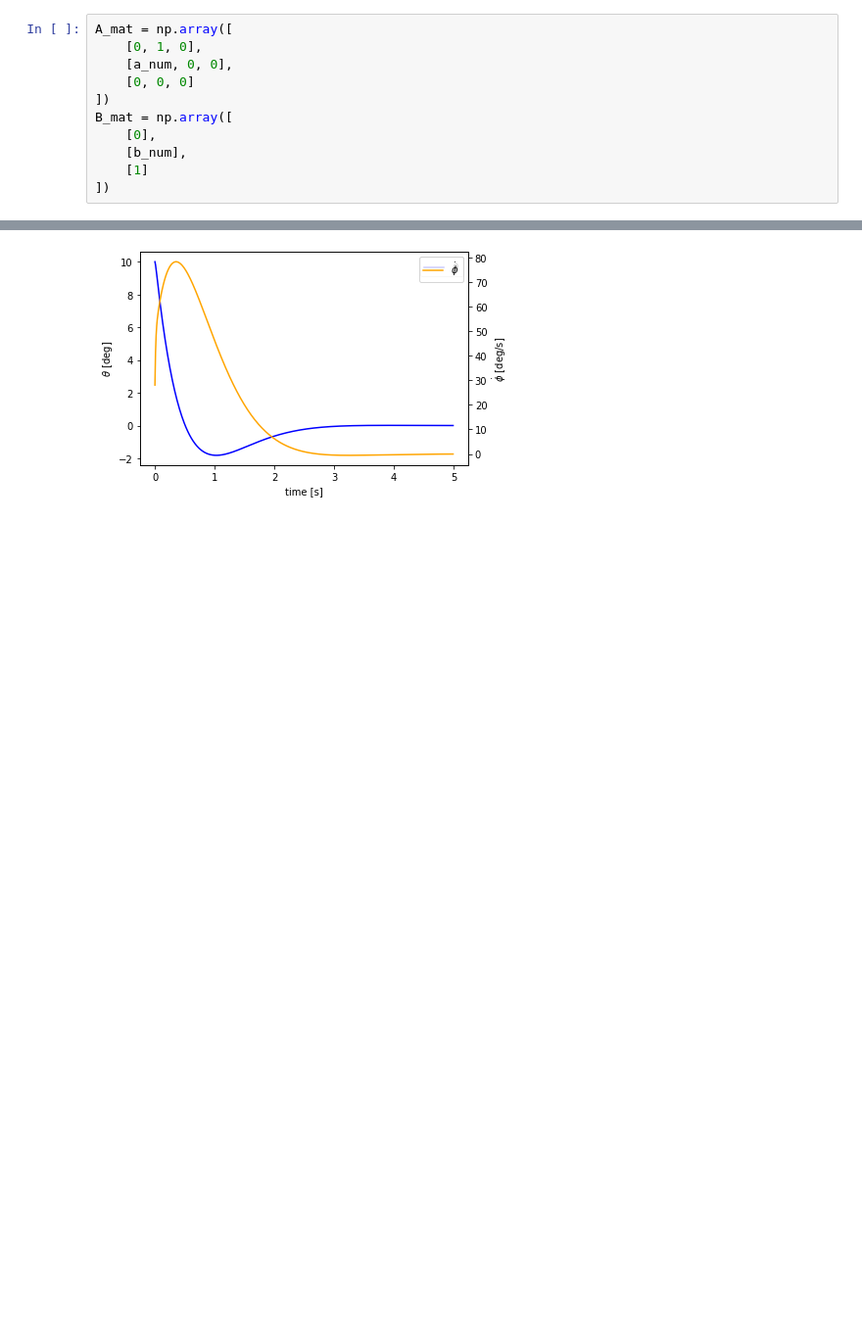
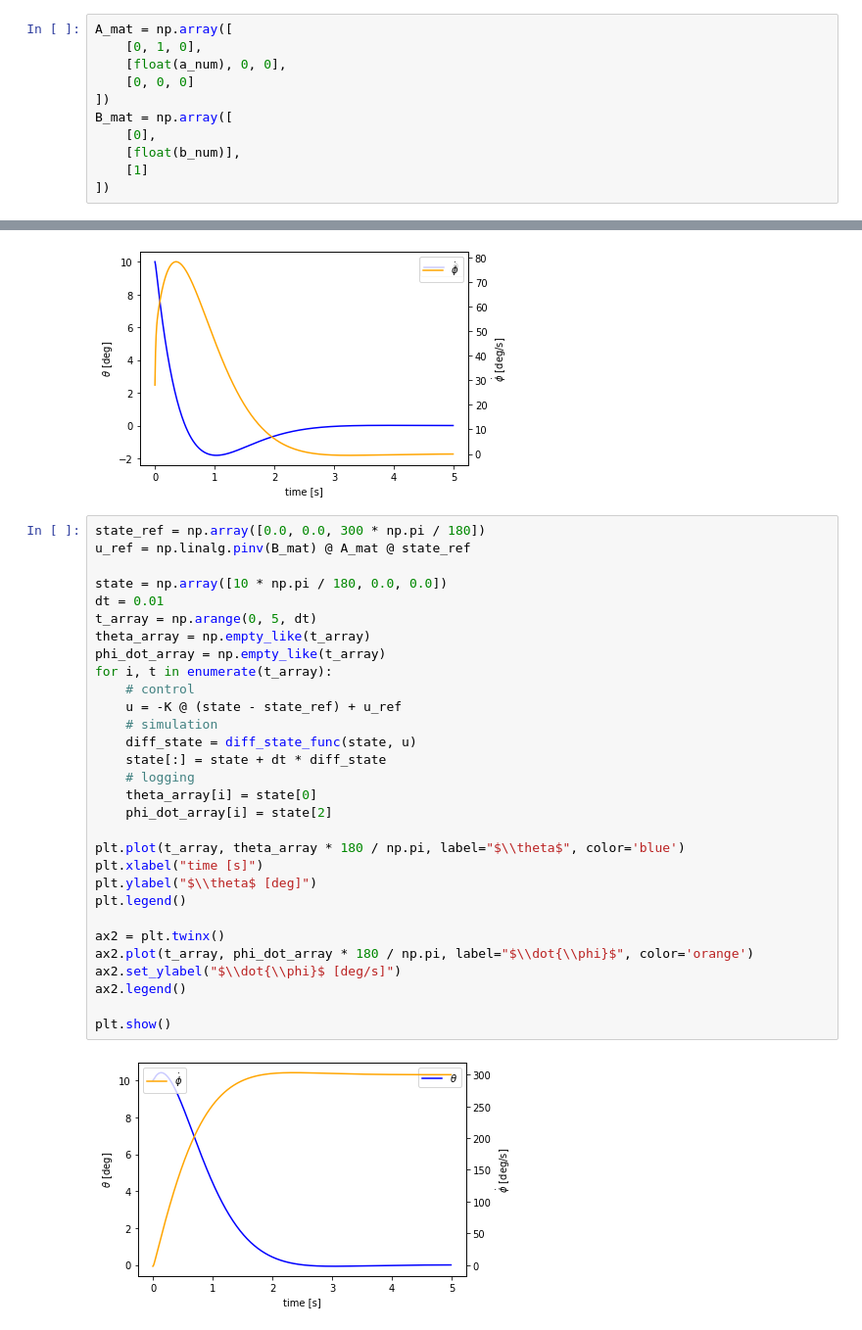
Before and after one commit to tana/balance-robot2, a Jupyter notebook: docs/balance-robot.ipynb, the cells around one changed output, grey strips where cells are left out. Shown: that part at 98% size. Saved outputs shown, nothing was run; the diff lists cells and outputs as text; blank space fills up the shorter version.

Commit message:
Add forward/back speed control

```diff
--- a/docs/balance-robot.ipynb
+++ b/docs/balance-robot.ipynb
@@ -119,12 +119,12 @@ import control
 # %%
 A_mat = np.array([
     [0, 1, 0],
-    [a_num, 0, 0],
+    [float(a_num), 0, 0],
     [0, 0, 0]
 ])
 B_mat = np.array([
     [0],
-    [b_num],
+    [float(b_num)],
     [1]
 ])
 # %%
@@ -204,3 +204,35 @@ ax2.legend()
 plt.show()
 # %% [output]
 [figure]
+# %%
+state_ref = np.array([0.0, 0.0, 300 * np.pi / 180])
+u_ref = np.linalg.pinv(B_mat) @ A_mat @ state_ref
+
+state = np.array([10 * np.pi / 180, 0.0, 0.0])
+dt = 0.01
+t_array = np.arange(0, 5, dt)
+theta_array = np.empty_like(t_array)
+phi_dot_array = np.empty_like(t_array)
+for i, t in enumerate(t_array):
+    # control
+    u = -K @ (state - state_ref) + u_ref
+    # simulation
+    diff_state = diff_state_func(state, u)
+    state[:] = state + dt * diff_state
+    # logging
+    theta_array[i] = state[0]
+    phi_dot_array[i] = state[2]
+
+plt.plot(t_array, theta_array * 180 / np.pi, label="$\\theta$", color='blue')
+plt.xlabel("time [s]")
+plt.ylabel("$\\theta$ [deg]")
+plt.legend()
+
+ax2 = plt.twinx()
+ax2.plot(t_array, phi_dot_array * 180 / np.pi, label="$\\dot{\\phi}$", color='orange')
+ax2.set_ylabel("$\\dot{\\phi}$ [deg/s]")
+ax2.legend()
+
+plt.show()
+# %% [output]
+[figure, added]
```
Also changed, not shown: parts of 2 cells of this notebook, 2 other files.
